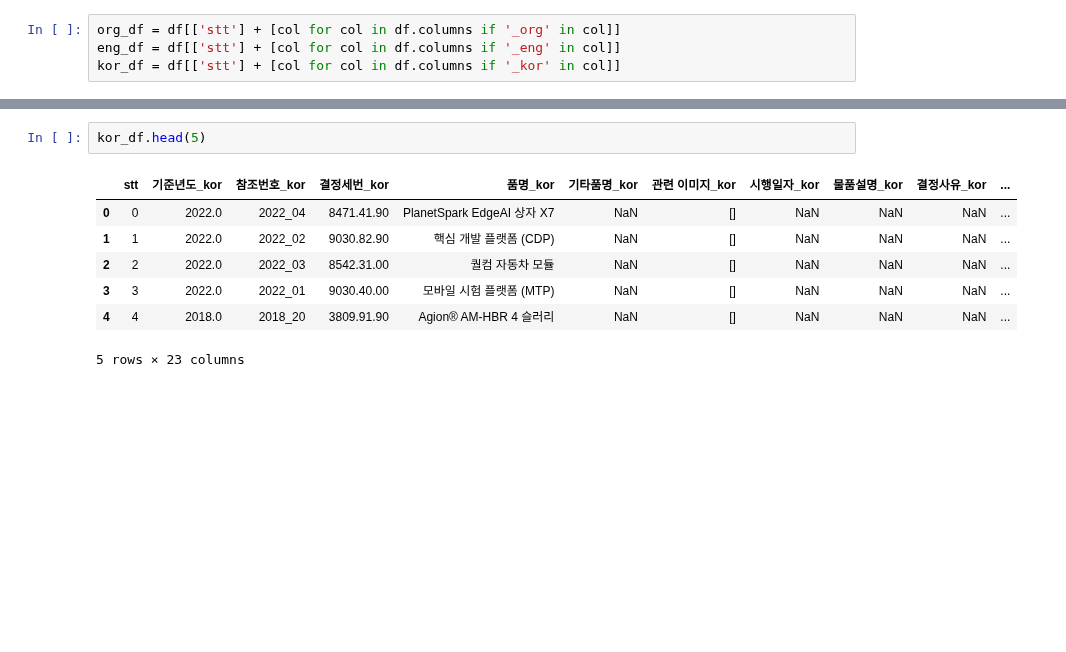
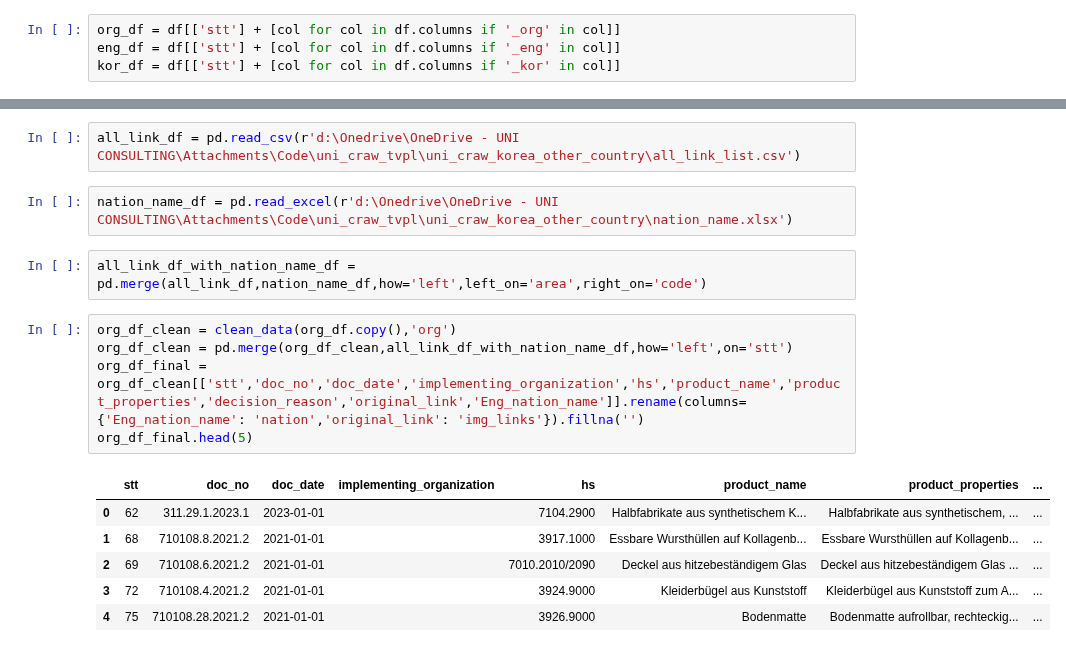
Before and after one commit to nguyenmanhcuong1291/uni_craw_tvpl, a Jupyter notebook: uni_craw_korea_other_country/read_csv.ipynb, the cells around one changed output, grey strips where cells are left out. Drawn from its saved outputs; the diff is of its cells as text; blank space fills up the shorter version.

```diff
--- a/uni_craw_korea_other_country/read_csv.ipynb
+++ b/uni_craw_korea_other_country/read_csv.ipynb
@@ -73,10 +107,18 @@ eng_df.head(5)
-# %%
-kor_df.head(5)
-# %% [output]
-|  | stt | 기준년도_kor | 참조번호_kor | 결정세번_kor | 품명_kor | 기타품명_kor | 관련 이미지_kor | 시행일자_kor | 물품설명_kor | 결정사유_kor | ... |
-| 0 | 0 | 2022.0 | 2022_04 | 8471.41.90 | PlanetSpark EdgeAI 상자 X7 | NaN | [] | NaN | NaN | NaN | ... |
-| 1 | 1 | 2022.0 | 2022_02 | 9030.82.90 | 핵심 개발 플랫폼 (CDP) | NaN | [] | NaN | NaN | NaN | ... |
-| 2 | 2 | 2022.0 | 2022_03 | 8542.31.00 | 퀄컴 자동차 모듈 | NaN | [] | NaN | NaN | NaN | ... |
-| 3 | 3 | 2022.0 | 2022_01 | 9030.40.00 | 모바일 시험 플랫폼 (MTP) | NaN | [] | NaN | NaN | NaN | ... |
-| 4 | 4 | 2018.0 | 2018_20 | 3809.91.90 | Agion® AM-HBR 4 슬러리 | NaN | [] | NaN | NaN | NaN | ... |
-5 rows × 23 columns
+# %%
+all_link_df = pd.read_csv(r'd:\Onedrive\OneDrive - UNI CONSULTING\Attachments\Code\uni_craw_tvpl\uni_craw_korea_other_country\all_link_list.csv')
+# %%
+nation_name_df = pd.read_excel(r'd:\Onedrive\OneDrive - UNI CONSULTING\Attachments\Code\uni_craw_tvpl\uni_craw_korea_other_country\nation_name.xlsx')
+# %%
+all_link_df_with_nation_name_df = pd.merge(all_link_df,nation_name_df,how='left',left_on='area',right_on='code')
+# %%
+org_df_clean = clean_data(org_df.copy(),'org')
+org_df_clean = pd.merge(org_df_clean,all_link_df_with_nation_name_df,how='left',on='stt')
+org_df_final = org_df_clean[['stt','doc_no','doc_date','implementing_organization','hs','product_name','product_properties','decision_reason','original_link','Eng_nation_name']].rename(columns={'Eng_nation_name': 'nation','original_link': 'img_links'}).fillna('')
+org_df_final.head(5)
+# %% [output]
+|  | stt | doc_no | doc_date | implementing_organization | hs | product_name | product_properties | ... |
+| 0 | 62 | 311.29.1.2023.1 | 2023-01-01 |  | 7104.2900 | Halbfabrikate aus synthetischem K... | Halbfabrikate aus synthetischem, ... | ... |
+| 1 | 68 | 710108.8.2021.2 | 2021-01-01 |  | 3917.1000 | Essbare Wursthüllen auf Kollagenb... | Essbare Wursthüllen auf Kollagenb... | ... |
+| 2 | 69 | 710108.6.2021.2 | 2021-01-01 |  | 7010.2010/2090 | Deckel aus hitzebeständigem Glas | Deckel aus hitzebeständigem Glas ... | ... |
+| 3 | 72 | 710108.4.2021.2 | 2021-01-01 |  | 3924.9000 | Kleiderbügel aus Kunststoff | Kleiderbügel aus Kunststoff zum A... | ... |
+| 4 | 75 | 710108.28.2021.2 | 2021-01-01 |  | 3926.9000 | Bodenmatte | Bodenmatte aufrollbar, rechteckig... | ... |
```
Also changed, not shown: parts of 16 cells of this notebook, 3 other files.
